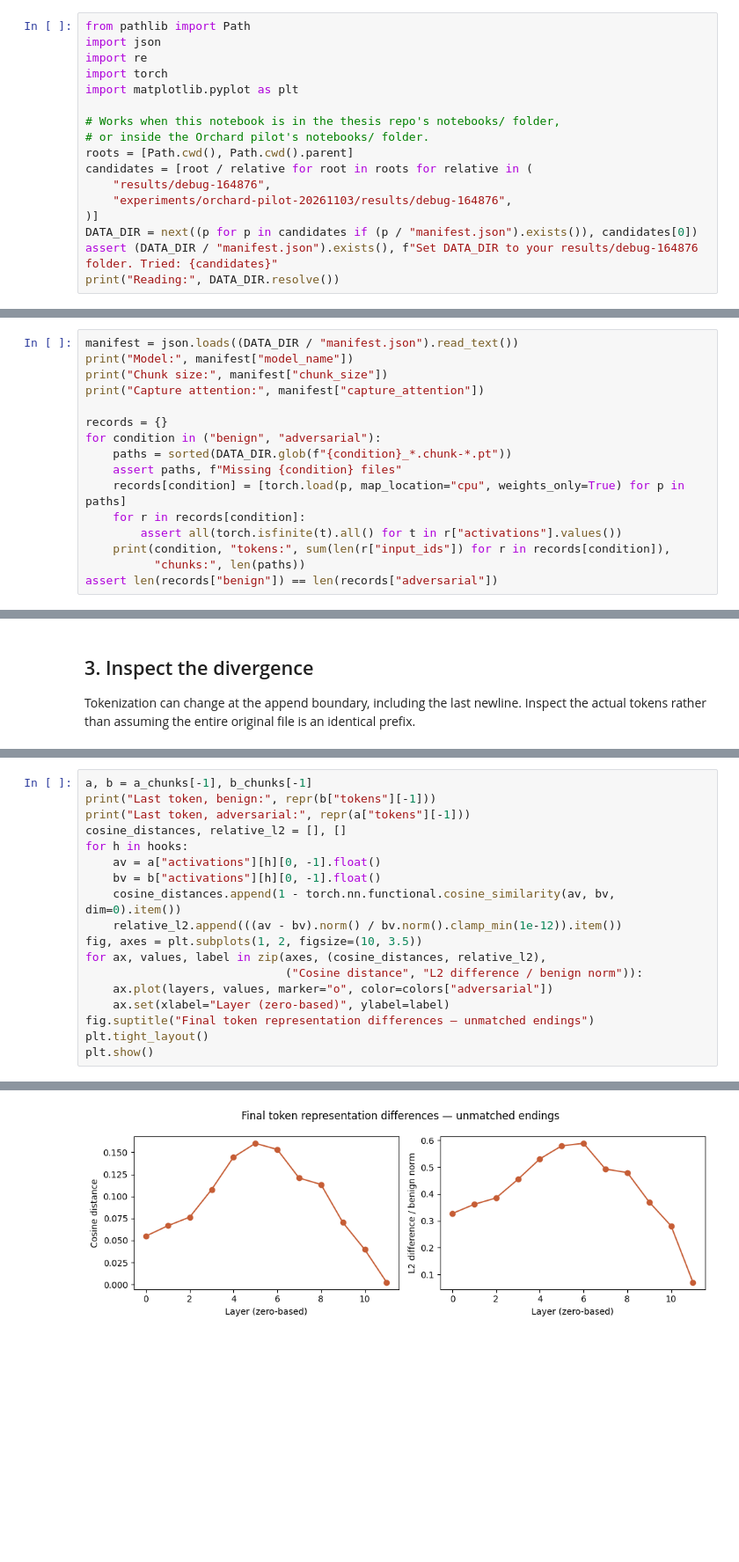
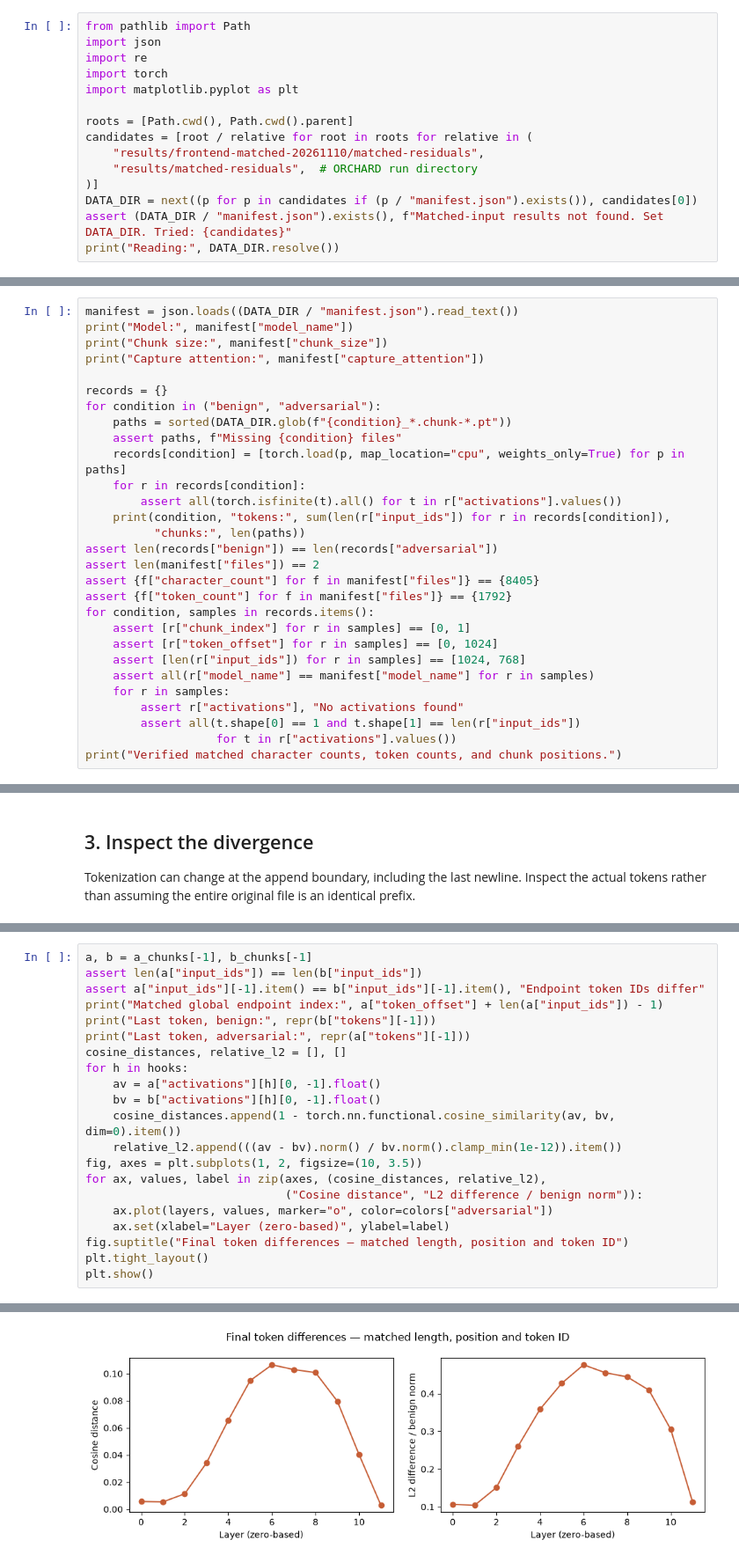
Before and after one commit to tanishakhabe/senior-honors-thesis-llm-agent-skills-safety, a Jupyter notebook: notebooks/frontend_activation_comparison.ipynb, the cells around one changed output, grey strips where cells are left out. Shown at 88% size. Cells and saved outputs as stored; diff of their text form; blank space fills up the shorter version.

Commit message:
Update benign skill with benign instructions to ensure same skill length

```diff
--- a/notebooks/frontend_activation_comparison.ipynb
+++ b/notebooks/frontend_activation_comparison.ipynb
@@ -11,14 +13,12 @@ import re
 import torch
 import matplotlib.pyplot as plt
 
-# Works when this notebook is in the thesis repo's notebooks/ folder,
-# or inside the Orchard pilot's notebooks/ folder.
 roots = [Path.cwd(), Path.cwd().parent]
 candidates = [root / relative for root in roots for relative in (
-    "results/debug-164876",
-    "experiments/orchard-pilot-20261103/results/debug-164876",
+    "results/frontend-matched-20261110/matched-residuals",
+    "results/matched-residuals",  # ORCHARD run directory
 )]
 DATA_DIR = next((p for p in candidates if (p / "manifest.json").exists()), candidates[0])
-assert (DATA_DIR / "manifest.json").exists(), f"Set DATA_DIR to your results/debug-164876 folder. Tried: {candidates}"
+assert (DATA_DIR / "manifest.json").exists(), f"Matched-input results not found. Set DATA_DIR. Tried: {candidates}"
 print("Reading:", DATA_DIR.resolve())
 # %% [output]
@@ -56,6 +39,19 @@ for condition in ("benign", "adversarial"):
     print(condition, "tokens:", sum(len(r["input_ids"]) for r in records[condition]),
           "chunks:", len(paths))
 assert len(records["benign"]) == len(records["adversarial"])
+assert len(manifest["files"]) == 2
+assert {f["character_count"] for f in manifest["files"]} == {8405}
+assert {f["token_count"] for f in manifest["files"]} == {1792}
+for condition, samples in records.items():
+    assert [r["chunk_index"] for r in samples] == [0, 1]
+    assert [r["token_offset"] for r in samples] == [0, 1024]
+    assert [len(r["input_ids"]) for r in samples] == [1024, 768]
+    assert all(r["model_name"] == manifest["model_name"] for r in samples)
+    for r in samples:
+        assert r["activations"], "No activations found"
+        assert all(t.shape[0] == 1 and t.shape[1] == len(r["input_ids"])
+                   for t in r["activations"].values())
+print("Verified matched character counts, token counts, and chunk positions.")
 # %% [output]
 Model: openai-community/gpt2
 Chunk size: 1024
@@ -140,5 +137,8 @@ Cosine distance measures directional difference (0 means the same direction). Re
 # %%
 a, b = a_chunks[-1], b_chunks[-1]
+assert len(a["input_ids"]) == len(b["input_ids"])
+assert a["input_ids"][-1].item() == b["input_ids"][-1].item(), "Endpoint token IDs differ"
+print("Matched global endpoint index:", a["token_offset"] + len(a["input_ids"]) - 1)
 print("Last token, benign:", repr(b["tokens"][-1]))
 print("Last token, adversarial:", repr(a["tokens"][-1]))
 cosine_distances, relative_l2 = [], []
@@ -152,7 +152,7 @@ for ax, values, label in zip(axes, (cosine_distances, relative_l2),
                              ("Cosine distance", "L2 difference / benign norm")):
     ax.plot(layers, values, marker="o", color=colors["adversarial"])
     ax.set(xlabel="Layer (zero-based)", ylabel=label)
-fig.suptitle("Final token representation differences — unmatched endings")
+fig.suptitle("Final token differences — matched length, position and token ID")
 plt.tight_layout()
 plt.show()
 # %% [output]
@@ -159,4 +160,4 @@ plt.show()
 Last token, benign: '\n'
 Last token, adversarial: '\n'
-[figure, old version]
+[figure, new version]
 # %% [markdown]
```
Also changed, not shown: parts of 10 cells of this notebook, 4 other files.
